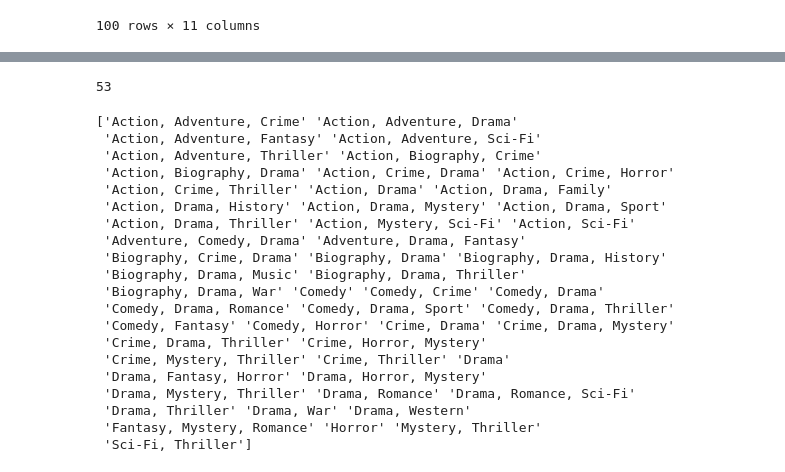
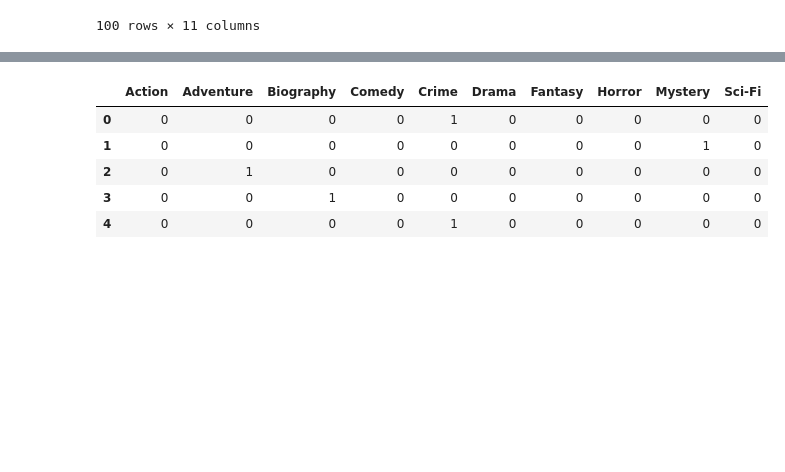
Before and after one commit to javvadisurekha/CA_Python, a Jupyter notebook: Webscraping_IMDB.ipynb, the cells around one changed output, grey strips where cells are left out. Saved outputs shown, nothing was run; the diff lists cells and outputs as text; code cells hidden in the pictures; blank space fills up the shorter version.

```diff
--- a/Webscraping_IMDB.ipynb
+++ b/Webscraping_IMDB.ipynb
@@ -207,32 +255,0 @@ Name: Movie_type, Length: 100, dtype: object
-# %%
-import numpy as np
-array = np.array(a_list)
-unique = np.unique(array)
-num_values = len(unique)
-
-print(num_values)
-# %% [output]
-53
-# %%
-print(unique)
-# %% [output]
-['Action, Adventure, Crime' 'Action, Adventure, Drama'
- 'Action, Adventure, Fantasy' 'Action, Adventure, Sci-Fi'
- 'Action, Adventure, Thriller' 'Action, Biography, Crime'
- 'Action, Biography, Drama' 'Action, Crime, Drama' 'Action, Crime, Horror'
- 'Action, Crime, Thriller' 'Action, Drama' 'Action, Drama, Family'
- 'Action, Drama, History' 'Action, Drama, Mystery' 'Action, Drama, Sport'
- 'Action, Drama, Thriller' 'Action, Mystery, Sci-Fi' 'Action, Sci-Fi'
- 'Adventure, Comedy, Drama' 'Adventure, Drama, Fantasy'
- 'Biography, Crime, Drama' 'Biography, Drama' 'Biography, Drama, History'
- 'Biography, Drama, Music' 'Biography, Drama, Thriller'
- 'Biography, Drama, War' 'Comedy' 'Comedy, Crime' 'Comedy, Drama'
- 'Comedy, Drama, Romance' 'Comedy, Drama, Sport' 'Comedy, Drama, Thriller'
- 'Comedy, Fantasy' 'Comedy, Horror' 'Crime, Drama' 'Crime, Drama, Mystery'
- 'Crime, Drama, Thriller' 'Crime, Horror, Mystery'
- 'Crime, Mystery, Thriller' 'Crime, Thriller' 'Drama'
- 'Drama, Fantasy, Horror' 'Drama, Horror, Mystery'
- 'Drama, Mystery, Thriller' 'Drama, Romance' 'Drama, Romance, Sci-Fi'
- 'Drama, Thriller' 'Drama, War' 'Drama, Western'
- 'Fantasy, Mystery, Romance' 'Horror' 'Mystery, Thriller'
- 'Sci-Fi, Thriller']
@@ -240,0 +256,10 @@ if crime = 0 , column =1
+# %%
+#dummy = pd.get_dummies(df['Movie_type1','Movie_type2','Movie_type3'])
+dummy.head()
+# %% [output]
+|  | Action | Adventure | Biography | Comedy | Crime | Drama | Fantasy | Horror | Mystery | Sci-Fi |
+| 0 | 0 | 0 | 0 | 0 | 1 | 0 | 0 | 0 | 0 | 0 |
+| 1 | 0 | 0 | 0 | 0 | 0 | 0 | 0 | 0 | 1 | 0 |
+| 2 | 0 | 1 | 0 | 0 | 0 | 0 | 0 | 0 | 0 | 0 |
+| 3 | 0 | 0 | 1 | 0 | 0 | 0 | 0 | 0 | 0 | 0 |
+| 4 | 0 | 0 | 0 | 0 | 1 | 0 | 0 | 0 | 0 | 0 |
```
Also changed, not shown: parts of 14 cells of this notebook.
